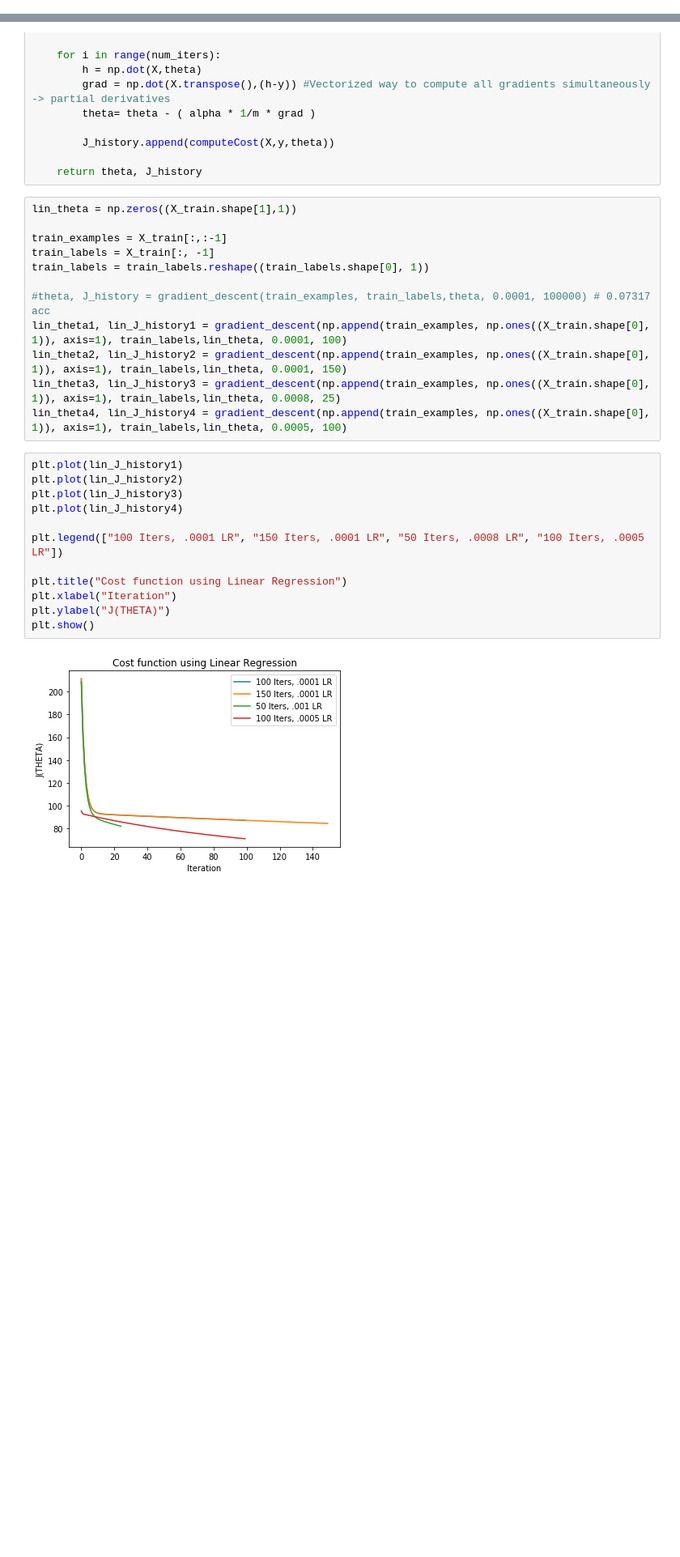
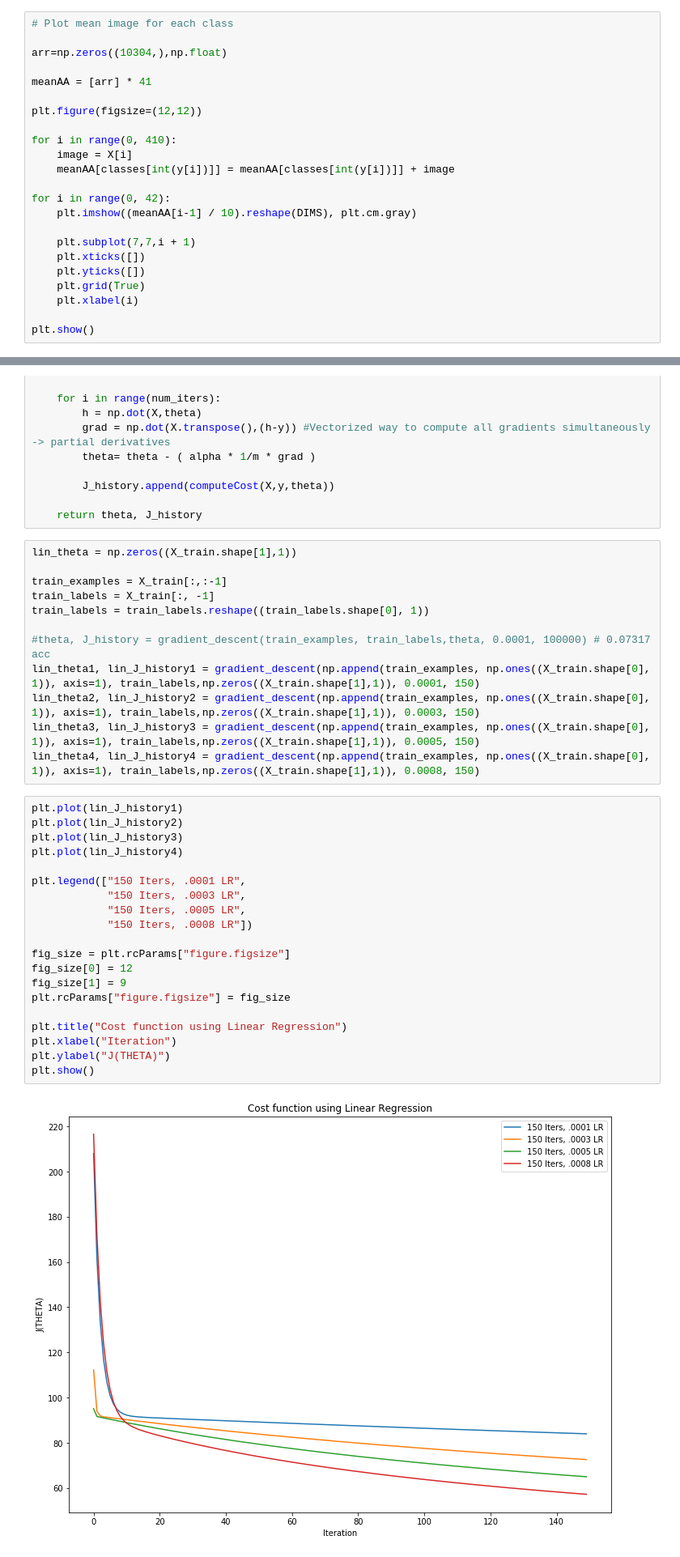
Before and after one commit to tiagoleonmelo/face-recognition, a Jupyter notebook: Face Recognition.ipynb, the cells around one changed output, grey strips where cells are left out. Shown at 81% size. Drawn from its saved outputs; the diff is of its cells as text; blank space fills up the shorter version.

```diff
--- a/Face Recognition.ipynb
+++ b/Face Recognition.ipynb
@@ -169,0 +170,23 @@ df.head()
+# %%
+# Plot mean image for each class
+
+arr=np.zeros((10304,),np.float)
+
+meanAA = [arr] * 41
+
+plt.figure(figsize=(12,12))
+
+for i in range(0, 410):
+    image = X[i]
+    meanAA[classes[int(y[i])]] = meanAA[classes[int(y[i])]] + image
+
+for i in range(0, 42):
+    plt.imshow((meanAA[i-1] / 10).reshape(DIMS), plt.cm.gray)
+
+    plt.subplot(7,7,i + 1)
+    plt.xticks([])
+    plt.yticks([])
+    plt.grid(True)
+    plt.xlabel(i)
+
+plt.show()
@@ -252,24 +323,32 @@ train_labels = X_train[:, -1]
 train_labels = train_labels.reshape((train_labels.shape[0], 1))
 
 #theta, J_history = gradient_descent(train_examples, train_labels,theta, 0.0001, 100000) # 0.07317 acc
-lin_theta1, lin_J_history1 = gradient_descent(np.append(train_examples, np.ones((X_train.shape[0], 1)), axis=1), train_labels,lin_theta, 0.0001, 100)
-lin_theta2, lin_J_history2 = gradient_descent(np.append(train_examples, np.ones((X_train.shape[0], 1)), axis=1), train_labels,lin_theta, 0.0001, 150)
-lin_theta3, lin_J_history3 = gradient_descent(np.append(train_examples, np.ones((X_train.shape[0], 1)), axis=1), train_labels,lin_theta, 0.0008, 25)
-lin_theta4, lin_J_history4 = gradient_descent(np.append(train_examples, np.ones((X_train.shape[0], 1)), axis=1), train_labels,lin_theta, 0.0005, 100)
+lin_theta1, lin_J_history1 = gradient_descent(np.append(train_examples, np.ones((X_train.shape[0], 1)), axis=1), train_labels,np.zeros((X_train.shape[1],1)), 0.0001, 150)
+lin_theta2, lin_J_history2 = gradient_descent(np.append(train_examples, np.ones((X_train.shape[0], 1)), axis=1), train_labels,np.zeros((X_train.shape[1],1)), 0.0003, 150)
+lin_theta3, lin_J_history3 = gradient_descent(np.append(train_examples, np.ones((X_train.shape[0], 1)), axis=1), train_labels,np.zeros((X_train.shape[1],1)), 0.0005, 150)
+lin_theta4, lin_J_history4 = gradient_descent(np.append(train_examples, np.ones((X_train.shape[0], 1)), axis=1), train_labels,np.zeros((X_train.shape[1],1)), 0.0008, 150)
 # %%
 plt.plot(lin_J_history1)
 plt.plot(lin_J_history2)
 plt.plot(lin_J_history3)
 plt.plot(lin_J_history4)
 
-plt.legend(["100 Iters, .0001 LR", "150 Iters, .0001 LR", "50 Iters, .0008 LR", "100 Iters, .0005 LR"])
+plt.legend(["150 Iters, .0001 LR",
+            "150 Iters, .0003 LR",
+            "150 Iters, .0005 LR",
+            "150 Iters, .0008 LR"])
+
+fig_size = plt.rcParams["figure.figsize"]
+fig_size[0] = 12
+fig_size[1] = 9
+plt.rcParams["figure.figsize"] = fig_size
 
 plt.title("Cost function using Linear Regression")
 plt.xlabel("Iteration")
 plt.ylabel("J(THETA)")
 plt.show()
 # %% [output]
-[figure, old version]
+[figure, new version]
 # %%
 def predict(X,theta):
     """
```
Also changed, not shown: parts of 26 cells of this notebook, 2 other files.
